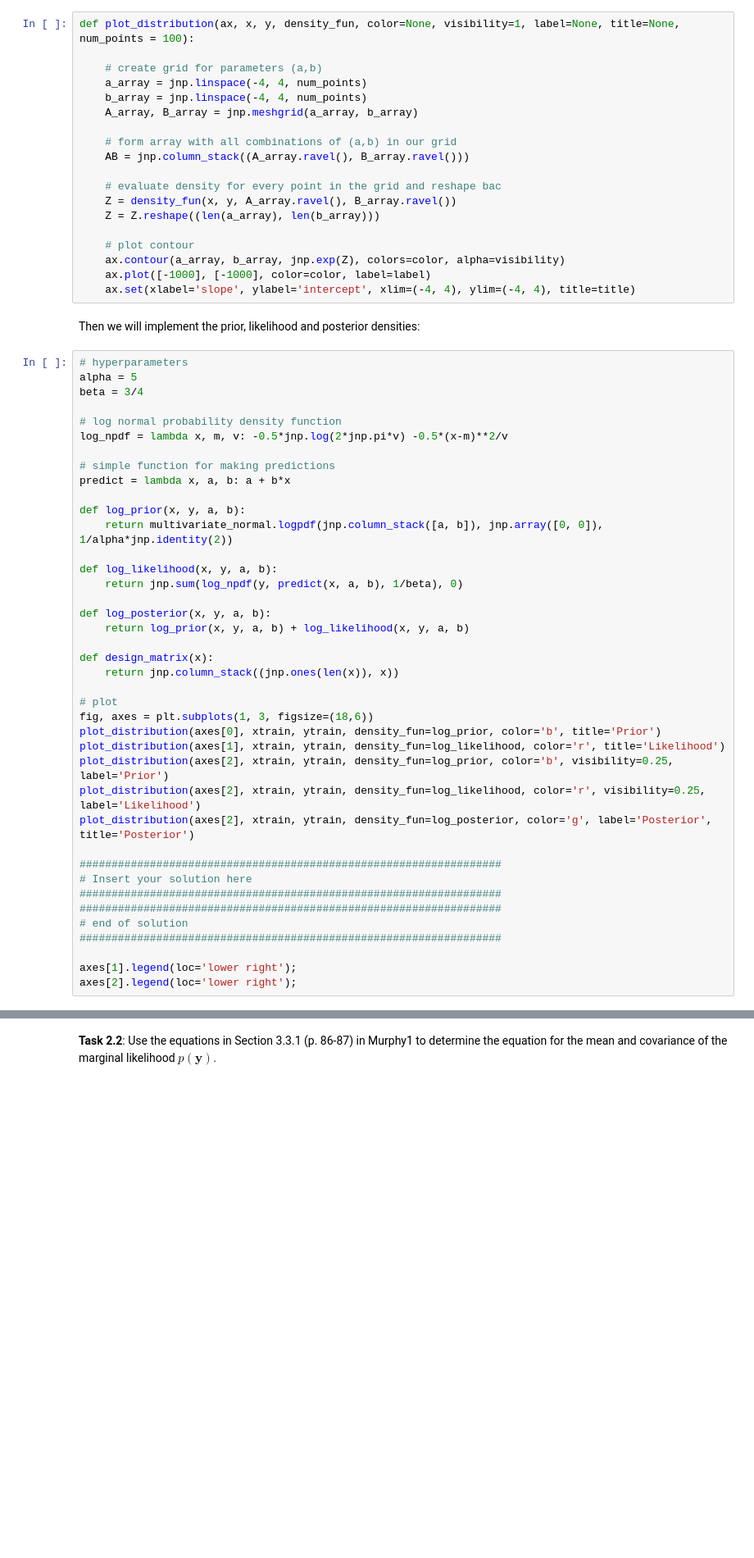
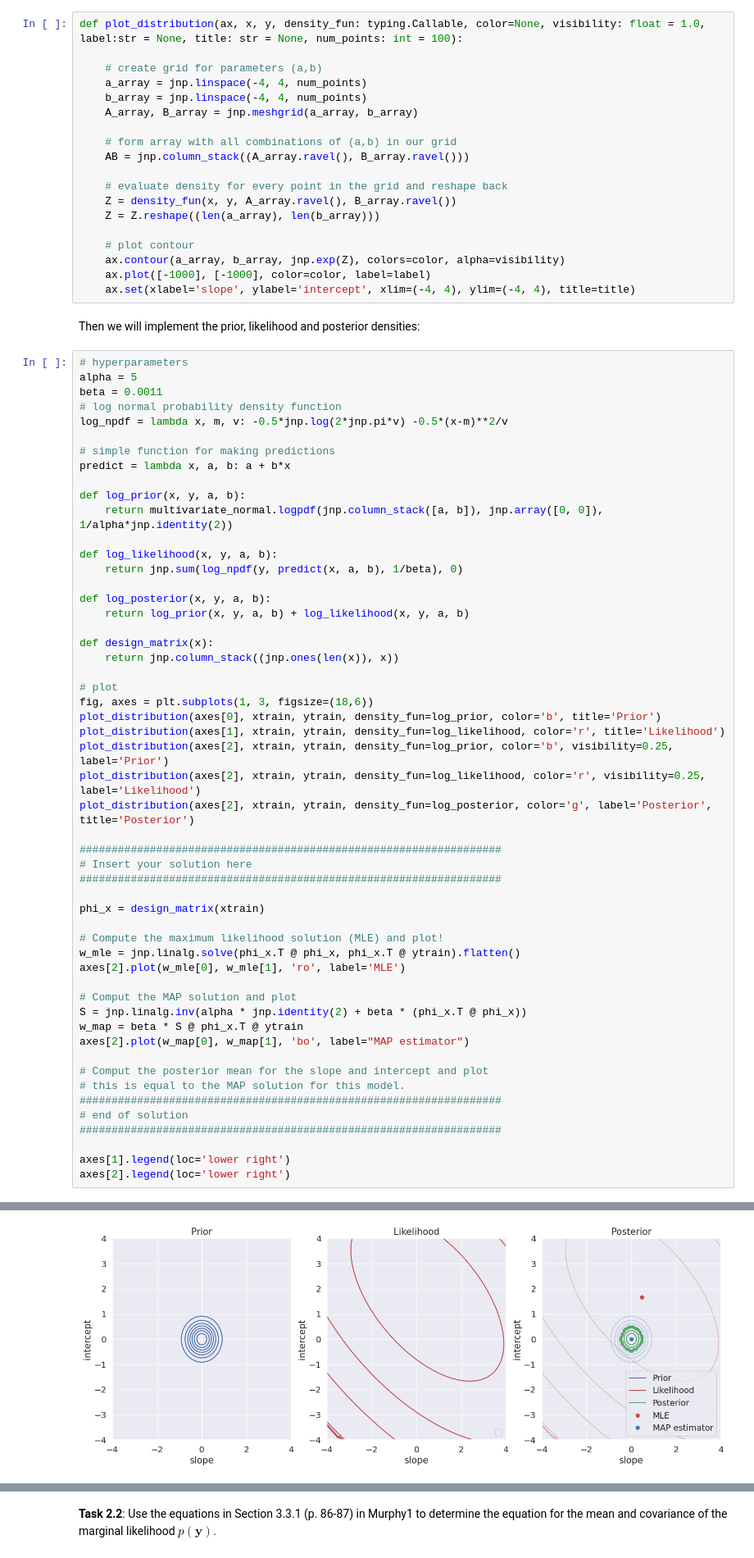
Before and after one commit to Neismo/Notes, a Jupyter notebook: BayesianML_CODE/ex3_handout.ipynb, the cells around one changed output, grey strips where cells are left out. Shown at 82% size. Saved outputs shown, nothing was run; the diff lists cells and outputs as text; blank space fills up the shorter version.

```diff
--- a/BayesianML_CODE/ex3_handout.ipynb
+++ b/BayesianML_CODE/ex3_handout.ipynb
@@ -141,7 +142,7 @@ plot_toydata(ax)
 # %% [markdown]
 The purpose of this part is to understand the basic building blocks of the linear model and reinforce the concepts of prior, likelihood, and posterior. First, we will define a convenient function for evaluating and plotting distributions using densities.
 # %%
-def plot_distribution(ax, x, y, density_fun, color=None, visibility=1, label=None, title=None, num_points = 100):
+def plot_distribution(ax, x, y, density_fun: typing.Callable, color=None, visibility: float = 1.0, label:str = None, title: str = None, num_points: int = 100):
 
     # create grid for parameters (a,b)
     a_array = jnp.linspace(-4, 4, num_points)
@@ -151,7 +152,7 @@ def plot_distribution(ax, x, y, density_fun, color=None, visibility=1, label=Non
     # form array with all combinations of (a,b) in our grid
     AB = jnp.column_stack((A_array.ravel(), B_array.ravel()))
 
-    # evaluate density for every point in the grid and reshape bac
+    # evaluate density for every point in the grid and reshape back
     Z = density_fun(x, y, A_array.ravel(), B_array.ravel())
     Z = Z.reshape((len(a_array), len(b_array)))
 
@@ -164,8 +165,7 @@ Then we will implement the prior, likelihood and posterior densities:
 # %%
 # hyperparameters
 alpha = 5
-beta = 3/4
-
+beta = 0.0011
 # log normal probability density function
 log_npdf = lambda x, m, v: -0.5*jnp.log(2*jnp.pi*v) -0.5*(x-m)**2/v
 
@@ -195,9 +195,24 @@ plot_distribution(axes[2], xtrain, ytrain, density_fun=log_posterior, color='g',
 ##################################################################
 # Insert your solution here
 ##################################################################
+
+phi_x = design_matrix(xtrain)
+
+# Compute the maximum likelihood solution (MLE) and plot!
+w_mle = jnp.linalg.solve(phi_x.T @ phi_x, phi_x.T @ ytrain).flatten()
+axes[2].plot(w_mle[0], w_mle[1], 'ro', label='MLE')
+
+# Comput the MAP solution and plot
+S = jnp.linalg.inv(alpha * jnp.identity(2) + beta * (phi_x.T @ phi_x))
+w_map = beta * S @ phi_x.T @ ytrain
+axes[2].plot(w_map[0], w_map[1], 'bo', label="MAP estimator")
+
+# Comput the posterior mean for the slope and intercept and plot
+# this is equal to the MAP solution for this model.
 ##################################################################
 # end of solution
 ##################################################################
 
-axes[1].legend(loc='lower right');
-axes[2].legend(loc='lower right');
+axes[1].legend(loc='lower right')
+axes[2].legend(loc='lower right')
+# %% [output]
@@ -204,2 +220,3 @@ axes[2].legend(loc='lower right');
+[figure, added]
 # %% [markdown]
 **Task 1.1**: Compute the maximum likelihood solution (MLE), the MAP solution and the posterior mean for the slope and intercept. Plot all three points in the right-most panel above.
```
Also changed, not shown: parts of 7 cells of this notebook, 1 other file.
